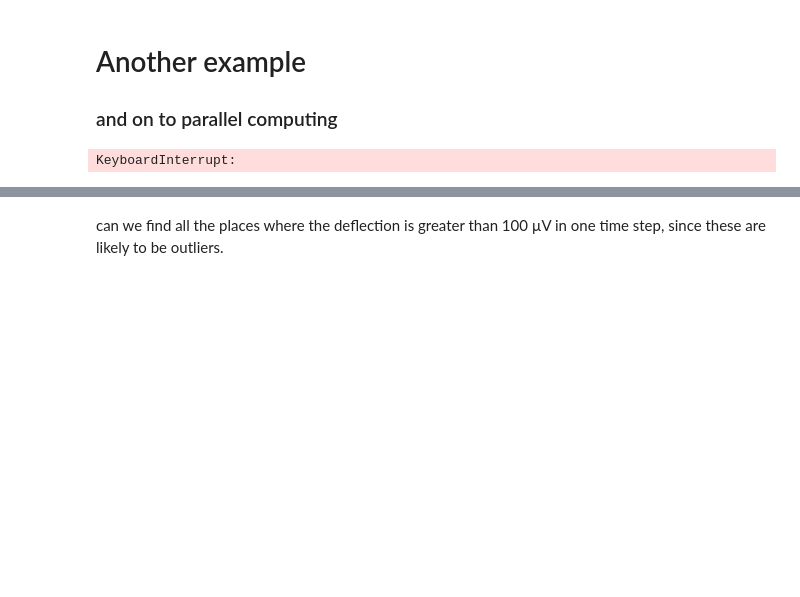
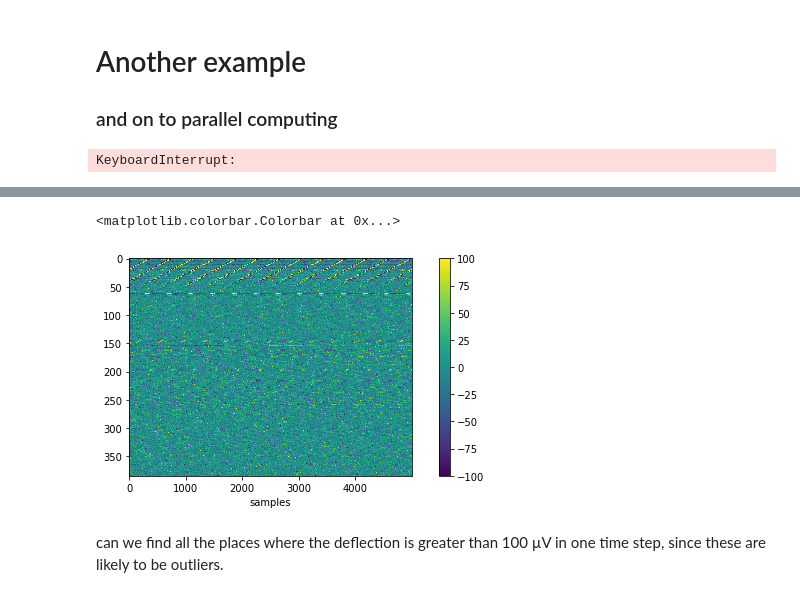
Before and after one commit to CU-NRSC-7657/NRSC7657, a Jupyter notebook: Week5/PerformanceProfiling.ipynb, the cells around one changed output, grey strips where cells are left out. Saved outputs shown, nothing was run; the diff lists cells and outputs as text; code cells hidden in the pictures; blank space fills up the shorter version.

```diff
--- a/Week5/PerformanceProfiling.ipynb
+++ b/Week5/PerformanceProfiling.ipynb
@@ -159,2 +278,16 @@ reshape it so it is samples x time:
+# %%
+mean_correcter = np.mean(chunk_of_lfp,axis=1)
+chunk_of_lfp = np.subtract(chunk_of_lfp.T,mean_correcter)
+# %%
+chunk_of_lfp = np.transpose(chunk_of_lfp)
+# %%
+plt.figure(figsize=(10,4))
+plt.imshow(chunk_of_lfp,clim=(-100,100))
+plt.gca().set_aspect(10)
+plt.gca().set_xlabel('samples')
+plt.colorbar()
+# %% [output]
+<matplotlib.colorbar.Colorbar at 0x...>
+[figure, added]
 # %% [markdown]
 can we find all the places where the deflection is greater than 100 µV in one time step, since these are likely to be outliers.
```
Also changed, not shown: parts of 46 cells of this notebook, 17 other files.
